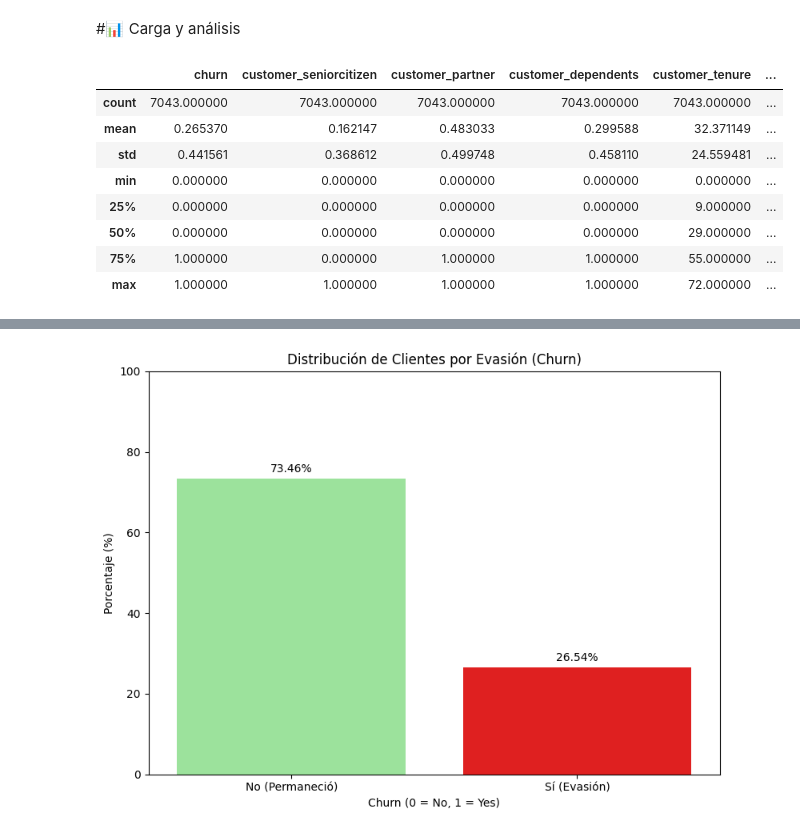
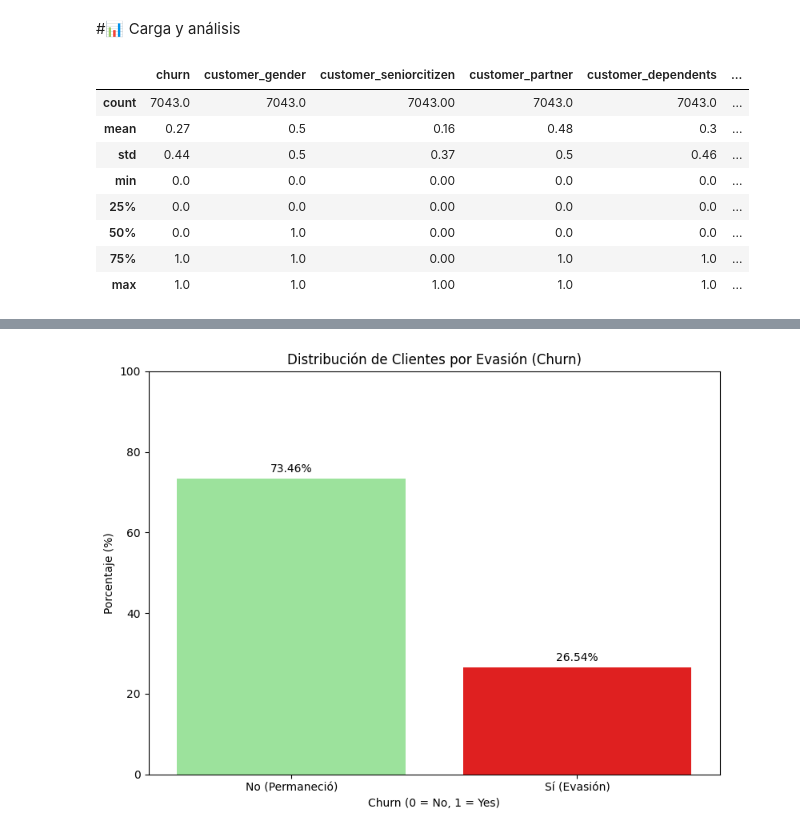
Before and after one commit to Gaby46Pe/challenge2-data-science-LATAM-gap, a Jupyter notebook: TelecomX_LATAM.ipynb, the cells around one changed output, grey strips where cells are left out. Cells and saved outputs as stored; diff of their text form; code cells hidden in the pictures.

```diff
--- a/TelecomX_LATAM.ipynb
+++ b/TelecomX_LATAM.ipynb
@@ -324,0 +356,5 @@ dtype: object
+# %%
+# Solo para 'customer_gender': Unificar a minúsculas, reemplazar 'female': 0 y 'male': 1
+# Agregar .strip() - para eliminar espacios en blanco antes/después de los valores
+df_normalized['customer_gender'] = df_normalized['customer_gender'].astype(str).str.strip().str.lower().replace({'female': 0, 'male': 1})
+df_normalized[['customer_gender']].head()
@@ -324,0 +368,35 @@ dtype: object
+# %%
+# Lista de columnas binarias que se espera que contengan 'Yes'/'No' y que aún no son numéricas
+# Excluimos 'customer_gender' porque ya fue tratada
+# Excluimos columnas no binarias como IDs o categóricas con más de 2 valores
+
+object_cols_current = df_normalized.select_dtypes(include='object').columns.tolist()
+
+exclusion_list_for_yes_no = [
+    'customerid',
+    'customer_gender', # Ya procesada
+    'internet_internetservice',
+    'account_contract',
+    'account_paymentmethod'
+]
+
+# Columnas a procesar para la normalización 'Yes'/'No'
+cols_to_process_yes_no = [col for col in object_cols_current if col not in exclusion_list_for_yes_no]
+
+print(f"Columnas 'object' identificadas para la normalización 'Yes'/'No': {cols_to_process_yes_no}\n")
+
+for col in cols_to_process_yes_no:
+    # Normalizar a minúsculas y eliminar espacios en blanco
+    df_normalized[col] = df_normalized[col].astype(str).str.strip().str.lower()
+
+    unique_vals = df_normalized[col].unique()
+    print(f"'{col}'. Valores normalizados: {unique_vals}")
+
+    # Mapear 'yes' a 1 y 'no' a 0. Otros valores se convertirán a NaN.
+    if 'yes' in unique_vals or 'no' in unique_vals:
+        df_normalized[col] = df_normalized[col].map({'yes': 1, 'no': 0}).astype('Int64')
+        print(f"  -> Mapeado 'yes': 1, 'no': 0. Nuevos valores: {df_normalized[col].unique()}")
+    else:
+        print(f"  -> No se encontraron 'yes'/'no' para mapear en '{col}'. La columna se mantiene como string o con NaN si hubo problemas.")
+
+print("\nNormalización de columnas binarias 'Yes'/'No' completada.")
@@ -327,18 +443,18 @@ dtype: object
 # %%
 # Estadísticas Descriptivas para Columnas Numéricas
 # Calculamos métricas clave como la media, la mediana, la desviación estándar, el mínimo, el máximo y los cuartiles
-# para todas las columnas numéricas en el DataFrame
-df_normalized.describe()
+# para todas las columnas numéricas en el DataFrame solo con 2 decimales
+df_normalized.describe().round(2)
 # %% [output]
-|  | churn | customer_seniorcitizen | customer_partner | customer_dependents | customer_tenure | ... |
-| count | 7043.000000 | 7043.000000 | 7043.000000 | 7043.000000 | 7043.000000 | ... |
-| mean | 0.265370 | 0.162147 | 0.483033 | 0.299588 | 32.371149 | ... |
-| std | 0.441561 | 0.368612 | 0.499748 | 0.458110 | 24.559481 | ... |
-| min | 0.000000 | 0.000000 | 0.000000 | 0.000000 | 0.000000 | ... |
-| 25% | 0.000000 | 0.000000 | 0.000000 | 0.000000 | 9.000000 | ... |
-| 50% | 0.000000 | 0.000000 | 0.000000 | 0.000000 | 29.000000 | ... |
-| 75% | 1.000000 | 0.000000 | 1.000000 | 1.000000 | 55.000000 | ... |
-| max | 1.000000 | 1.000000 | 1.000000 | 1.000000 | 72.000000 | ... |
+|  | churn | customer_gender | customer_seniorcitizen | customer_partner | customer_dependents | ... |
+| count | 7043.0 | 7043.0 | 7043.00 | 7043.0 | 7043.0 | ... |
+| mean | 0.27 | 0.5 | 0.16 | 0.48 | 0.3 | ... |
+| std | 0.44 | 0.5 | 0.37 | 0.5 | 0.46 | ... |
+| min | 0.0 | 0.0 | 0.00 | 0.0 | 0.0 | ... |
+| 25% | 0.0 | 0.0 | 0.00 | 0.0 | 0.0 | ... |
+| 50% | 0.0 | 1.0 | 0.00 | 0.0 | 0.0 | ... |
+| 75% | 1.0 | 1.0 | 0.00 | 1.0 | 1.0 | ... |
+| max | 1.0 | 1.0 | 1.00 | 1.0 | 1.0 | ... |
 # %%
 # Estadísticas Descriptivas para Columnas Categóricas
 # Examinamos las columnas categóricas para entender la distribución de sus valores, incluyendo el conteo,
```
Also changed, not shown: parts of 35 cells of this notebook.
